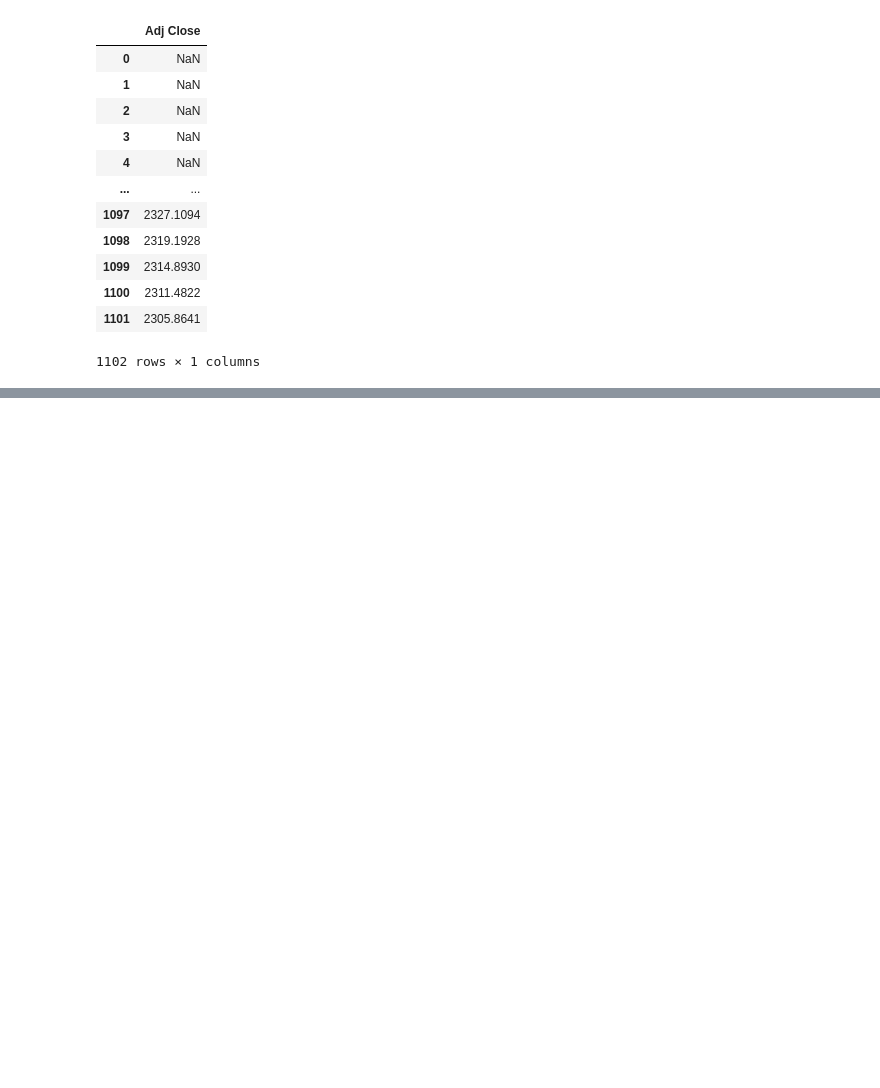
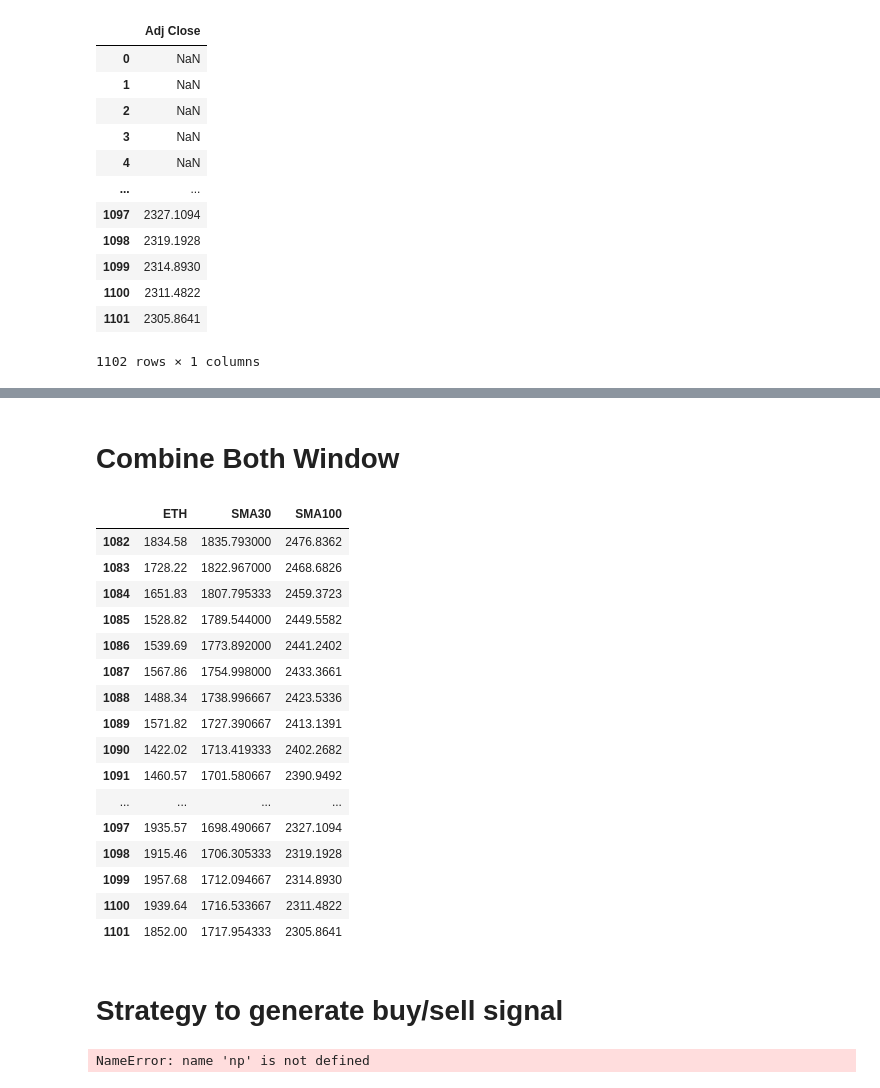
Before and after one commit to poboisvert/BotHawks.com, a Jupyter notebook: pipeline/strategy/sma_jup.ipynb, the cells around one changed output, grey strips where cells are left out. Saved outputs shown, nothing was run; the diff lists cells and outputs as text; code cells hidden in the pictures; blank space fills up the shorter version.

```diff
--- a/pipeline/strategy/sma_jup.ipynb
+++ b/pipeline/strategy/sma_jup.ipynb
@@ -129,3 +129,31 @@ fig.add_scatter(x=sma2.index,y=sma2['Adj Close'], mode='lines',name='SMA'+str(wi
 fig.show()
 # %% [output]
 [interactive output not drawn]
+# %% [markdown]
+# Combine Both Window
+# %%
+data = pd.DataFrame()
+data['ETH'] = df['close']
+data['SMA'+str(window1)] = sma1['Adj Close']
+data['SMA'+str(window2)] = sma2['Adj Close']
+data.tail(20)
+# %% [output]
+|  | ETH | SMA30 | SMA100 |
+| 1082 | 1834.58 | 1835.793000 | 2476.8362 |
+| 1083 | 1728.22 | 1822.967000 | 2468.6826 |
+| 1084 | 1651.83 | 1807.795333 | 2459.3723 |
+| 1085 | 1528.82 | 1789.544000 | 2449.5582 |
+| 1086 | 1539.69 | 1773.892000 | 2441.2402 |
+| 1087 | 1567.86 | 1754.998000 | 2433.3661 |
+| 1088 | 1488.34 | 1738.996667 | 2423.5336 |
+| 1089 | 1571.82 | 1727.390667 | 2413.1391 |
+| 1090 | 1422.02 | 1713.419333 | 2402.2682 |
+| 1091 | 1460.57 | 1701.580667 | 2390.9492 |
+| ... | ... | ... | ... |
+| 1097 | 1935.57 | 1698.490667 | 2327.1094 |
+| 1098 | 1915.46 | 1706.305333 | 2319.1928 |
+| 1099 | 1957.68 | 1712.094667 | 2314.8930 |
+| 1100 | 1939.64 | 1716.533667 | 2311.4822 |
+| 1101 | 1852.00 | 1717.954333 | 2305.8641 |
+# %% [markdown]
+# Strategy to generate buy/sell signal
@@ -131,0 +186,6 @@ fig.show()
+# %%
+buy_sell = dualMACrossover(data)
+data['BuySignalPrice'] = buy_sell[0]
+data['SellSignalPrice'] = buy_sell[1]
+# %% [output]
+NameError: name 'np' is not defined
```
Also changed, not shown: parts of 1 cell of this notebook.
